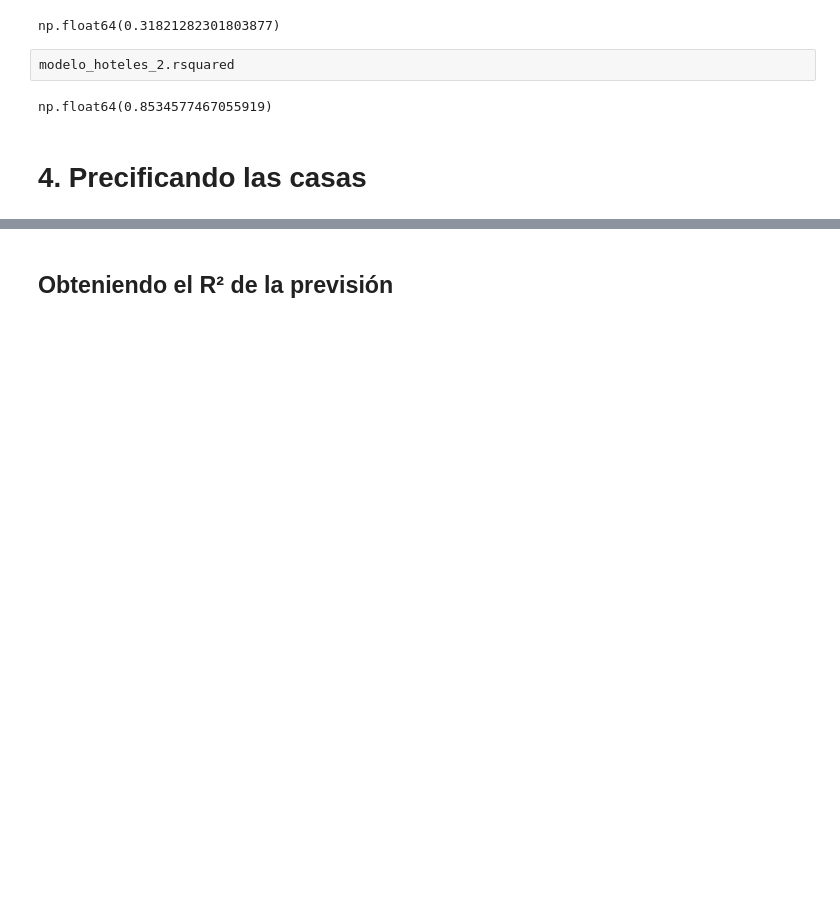
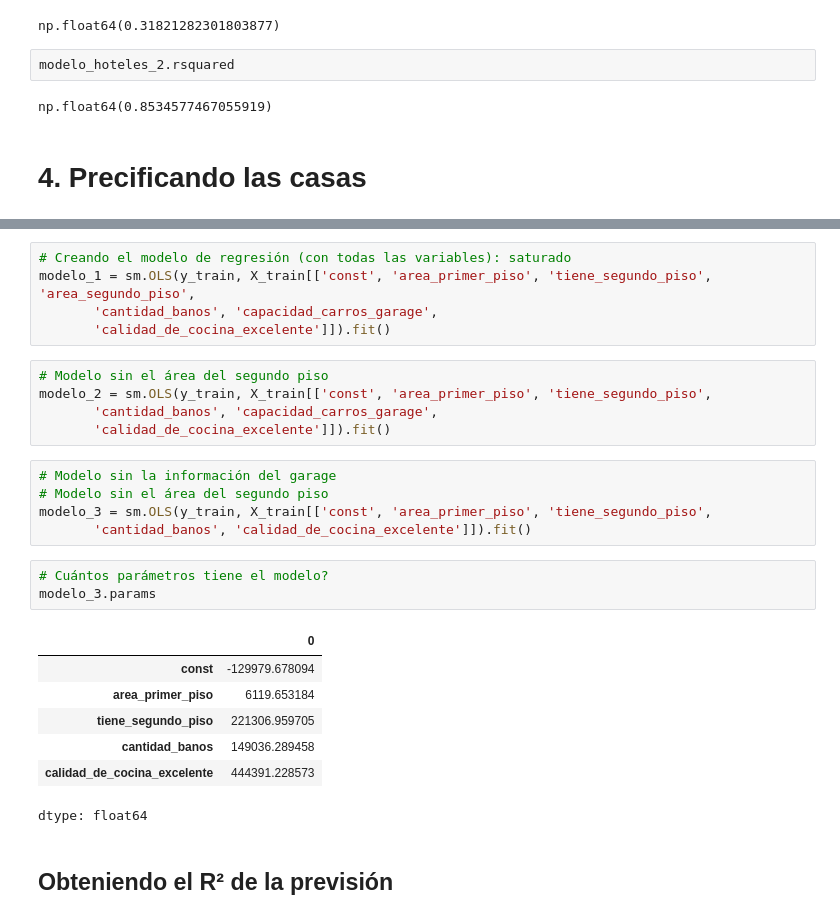
Before and after one commit to lukitasmois/2145-data-science-probando-relaciones-con-regresion-lineal, a Jupyter notebook: precios_de_inmuebles_regresion_lineal.ipynb, the cells around one changed output, grey strips where cells are left out. Saved outputs shown, nothing was run; the diff lists cells and outputs as text; blank space fills up the shorter version.

```diff
--- a/precios_de_inmuebles_regresion_lineal.ipynb
+++ b/precios_de_inmuebles_regresion_lineal.ipynb
@@ -533,3 +567,29 @@ np.float64(0.8534577467055919)
+# %%
+# Creando el modelo de regresión (con todas las variables): saturado
+modelo_1 = sm.OLS(y_train, X_train[['const', 'area_primer_piso', 'tiene_segundo_piso', 'area_segundo_piso',
+       'cantidad_banos', 'capacidad_carros_garage',
+       'calidad_de_cocina_excelente']]).fit()
+# %%
+# Modelo sin el área del segundo piso
+modelo_2 = sm.OLS(y_train, X_train[['const', 'area_primer_piso', 'tiene_segundo_piso',
+       'cantidad_banos', 'capacidad_carros_garage',
+       'calidad_de_cocina_excelente']]).fit()
+# %%
+# Modelo sin la información del garage
+# Modelo sin el área del segundo piso
+modelo_3 = sm.OLS(y_train, X_train[['const', 'area_primer_piso', 'tiene_segundo_piso',
+       'cantidad_banos', 'calidad_de_cocina_excelente']]).fit()
+# %%
+# Cuántos parámetros tiene el modelo?
+modelo_3.params
+# %% [output]
+|  | 0 |
+| const | -129979.678094 |
+| area_primer_piso | 6119.653184 |
+| tiene_segundo_piso | 221306.959705 |
+| cantidad_banos | 149036.289458 |
+| calidad_de_cocina_excelente | 444391.228573 |
+dtype: float64
 # %% [markdown]
 ## Obteniendo el R² de la previsión
 # %%
```
Also changed, not shown: parts of 17 cells of this notebook.
